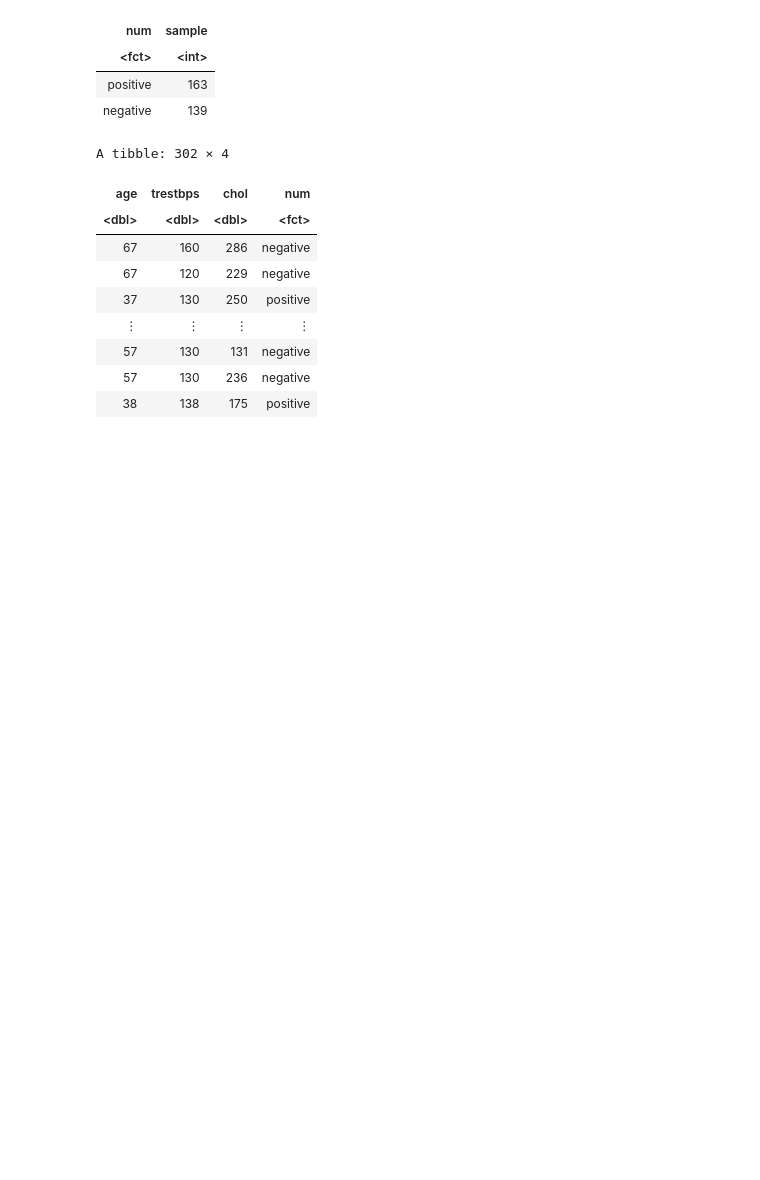
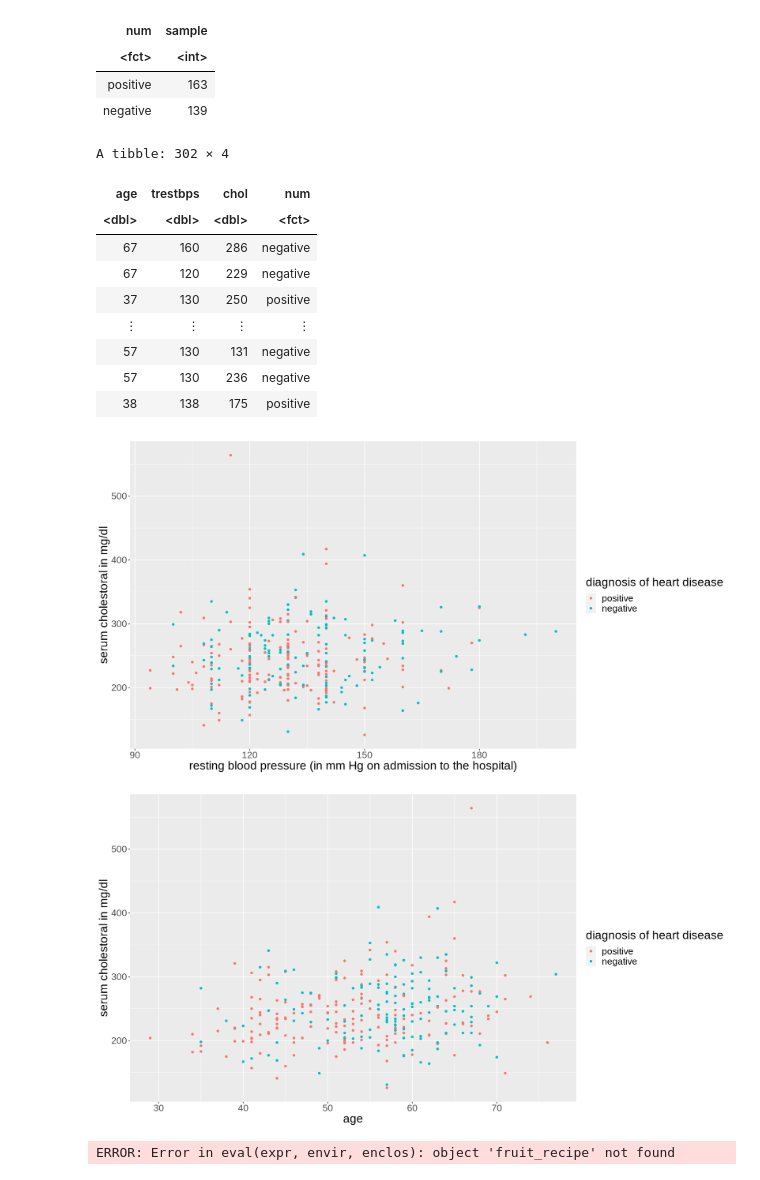
Before and after one commit to parthchheda2005/dsci-100-project, a Jupyter notebook: heart_disease.ipynb, the cells around one changed output. Drawn from its saved outputs; the diff is of its cells as text; code cells hidden in the pictures; blank space fills up the shorter version.

Commit message:
plot1, plot2
plot1, plot2

```diff
--- a/heart_disease.ipynb
+++ b/heart_disease.ipynb
@@ -91,11 +91,26 @@ A tibble: 302 × 4
 | 57 | 130 | 131 | negative |
 | 57 | 130 | 236 | negative |
 | 38 | 138 | 175 | positive |
+# %%
+options(repr.plot.width = 15, repr.plot.height = 8)
+plot_1 <- ggplot(main_table, aes(x = trestbps, y = chol, color = num)) +
+          geom_point() +
+          labs(x = "resting blood pressure (in mm Hg on admission to the hospital)",
+               y = "serum cholestoral in mg/dl",
+               color = "diagnosis of heart disease") +
+          theme(text = element_text(size = 20))
+plot_1
+
+plot_2 <- ggplot(main_table, aes(x = age, y = chol, color = num)) +
+          geom_point() +
+          labs(x = "age",
+               y = "serum cholestoral in mg/dl",
+               color = "diagnosis of heart disease") +
+          theme(text = element_text(size = 20))
+plot_2
+# %% [output]
+[figure, added]
+[figure, added]
 # %%
-knn_tune <- nearest_neighbor(weight_func = "rectangular", neighbors = tune()) |>
-            set_engine("kknn") |>
-            set_mode("classification")
-
-heart_split <- initial_split(fruit_data, prop = 0.75, strata = fruit_name)
-heart_train <- training(fruit_split)
-haert_test  <- testing(fruit_split)
+# %% [output]
+ERROR: Error in eval(expr, envir, enclos): object 'fruit_recipe' not found
```
